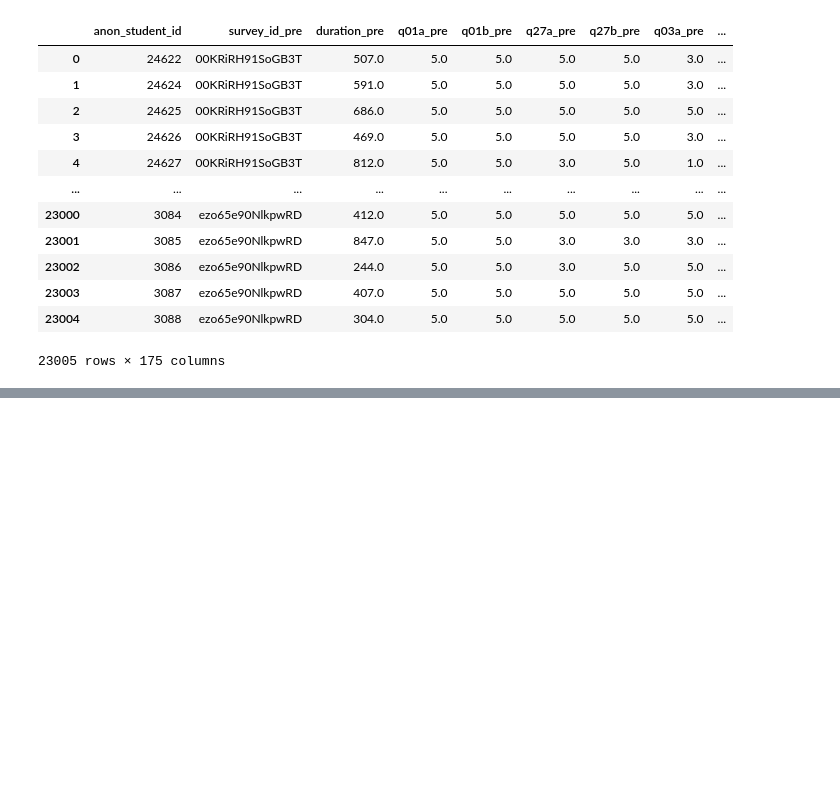
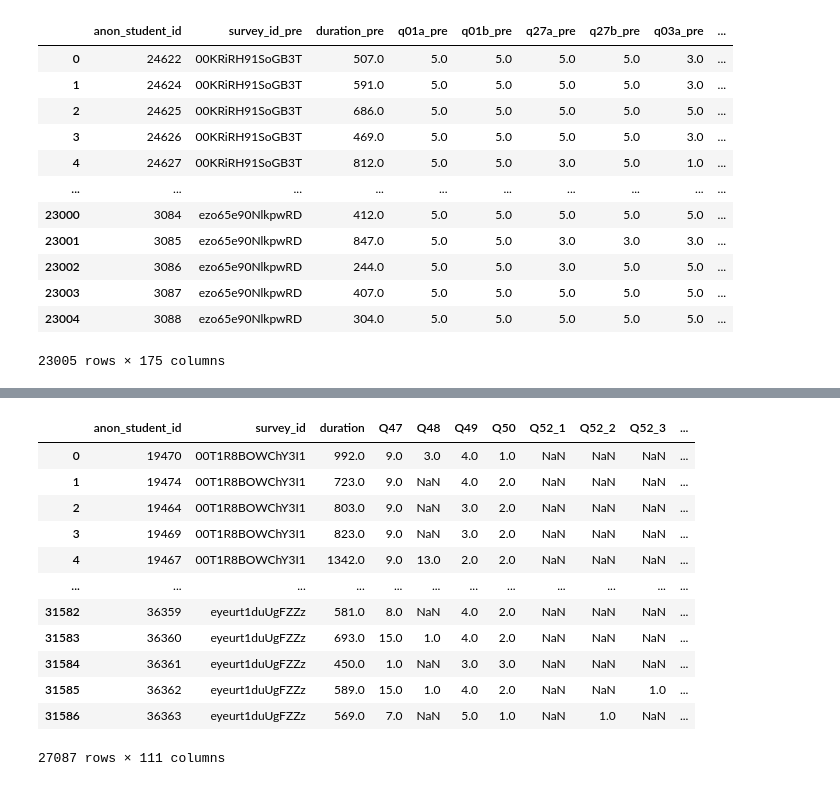
Before and after one commit to Lewandowski-Labs-PER/eclass-public, a Jupyter notebook: summary_table.ipynb, the cells around one changed output, grey strips where cells are left out. Cells and saved outputs as stored; diff of their text form; code cells hidden in the pictures; blank space fills up the shorter version.

```diff
--- a/summary_table.ipynb
+++ b/summary_table.ipynb
@@ -77,0 +95,16 @@ e.pre.merge(e.post, on=['anon_student_id', 'ResponseId'], suffixes=['_pre', '_po
+# %%
+e.get_intro_post()
+# %% [output]
+|  | anon_student_id | survey_id | duration | Q47 | Q48 | Q49 | Q50 | Q52_1 | Q52_2 | Q52_3 | ... |
+| 0 | 19470 | 00T1R8BOWChY3I1 | 992.0 | 9.0 | 3.0 | 4.0 | 1.0 | NaN | NaN | NaN | ... |
+| 1 | 19474 | 00T1R8BOWChY3I1 | 723.0 | 9.0 | NaN | 4.0 | 2.0 | NaN | NaN | NaN | ... |
+| 2 | 19464 | 00T1R8BOWChY3I1 | 803.0 | 9.0 | NaN | 3.0 | 2.0 | NaN | NaN | NaN | ... |
+| 3 | 19469 | 00T1R8BOWChY3I1 | 823.0 | 9.0 | NaN | 3.0 | 2.0 | NaN | NaN | NaN | ... |
+| 4 | 19467 | 00T1R8BOWChY3I1 | 1342.0 | 9.0 | 13.0 | 2.0 | 2.0 | NaN | NaN | NaN | ... |
+| ... | ... | ... | ... | ... | ... | ... | ... | ... | ... | ... | ... |
+| 31582 | 36359 | eyeurt1duUgFZZz | 581.0 | 8.0 | NaN | 4.0 | 2.0 | NaN | NaN | NaN | ... |
+| 31583 | 36360 | eyeurt1duUgFZZz | 693.0 | 15.0 | 1.0 | 4.0 | 2.0 | NaN | NaN | NaN | ... |
+| 31584 | 36361 | eyeurt1duUgFZZz | 450.0 | 1.0 | NaN | 3.0 | 3.0 | NaN | NaN | NaN | ... |
+| 31585 | 36362 | eyeurt1duUgFZZz | 589.0 | 15.0 | 1.0 | 4.0 | 2.0 | NaN | NaN | 1.0 | ... |
+| 31586 | 36363 | eyeurt1duUgFZZz | 569.0 | 7.0 | NaN | 5.0 | 1.0 | NaN | 1.0 | NaN | ... |
+27087 rows × 111 columns
```
Also changed, not shown: parts of 5 cells of this notebook, 1 other file.
